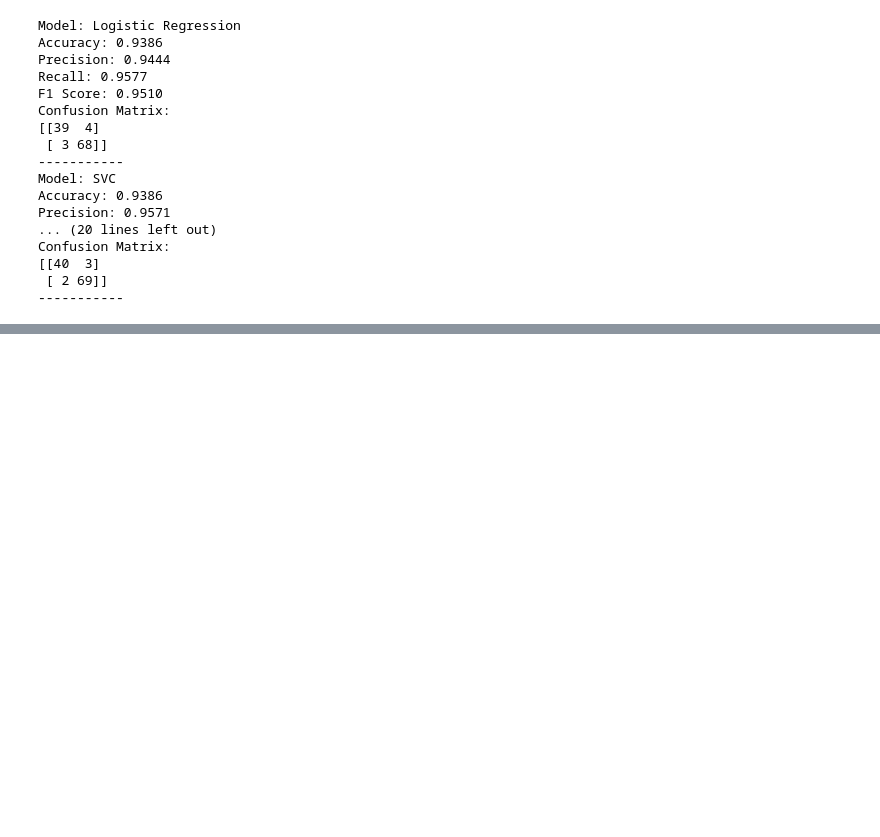
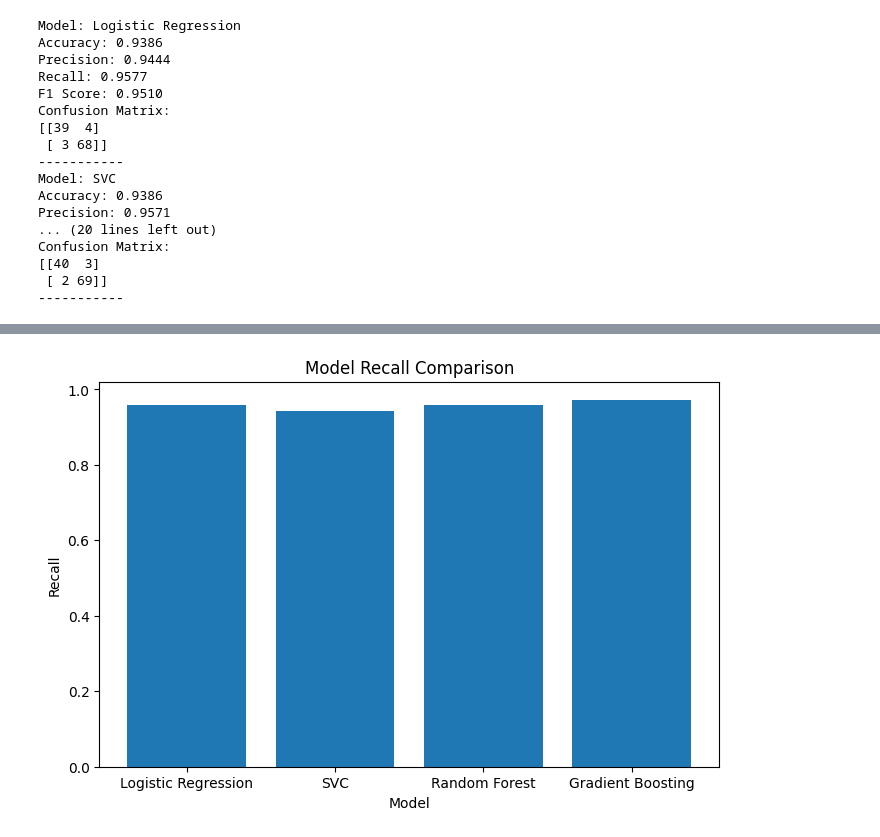
Before and after one commit to virensasalu/Breast-Cancer-Prediction-Model, a Jupyter notebook: Main.ipynb, the cells around one changed output, grey strips where cells are left out. Saved outputs shown, nothing was run; the diff lists cells and outputs as text; code cells hidden in the pictures; blank space fills up the shorter version.

```diff
--- a/Main.ipynb
+++ b/Main.ipynb
@@ -275,0 +258,10 @@ SystemExit: 1
+# %%
+# 3. Bar plot for Recall comparison
+plt.figure(figsize=(8, 5))
+plt.bar(df_metrics["Model"], df_metrics["Recall"])
+plt.title("Model Recall Comparison")
+plt.ylabel("Recall")
+plt.xlabel("Model")
+plt.show()
+# %% [output]
+[figure, added]
```
Also changed, not shown: parts of 17 cells of this notebook, 29 other files.
